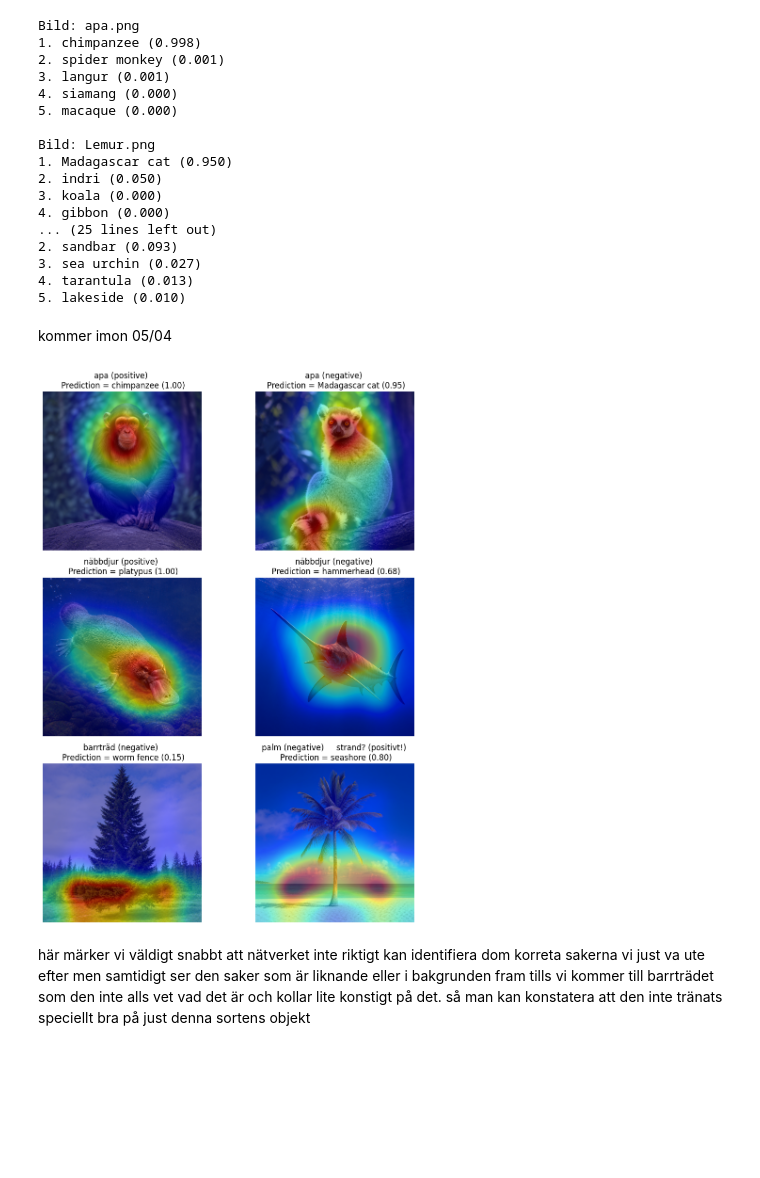
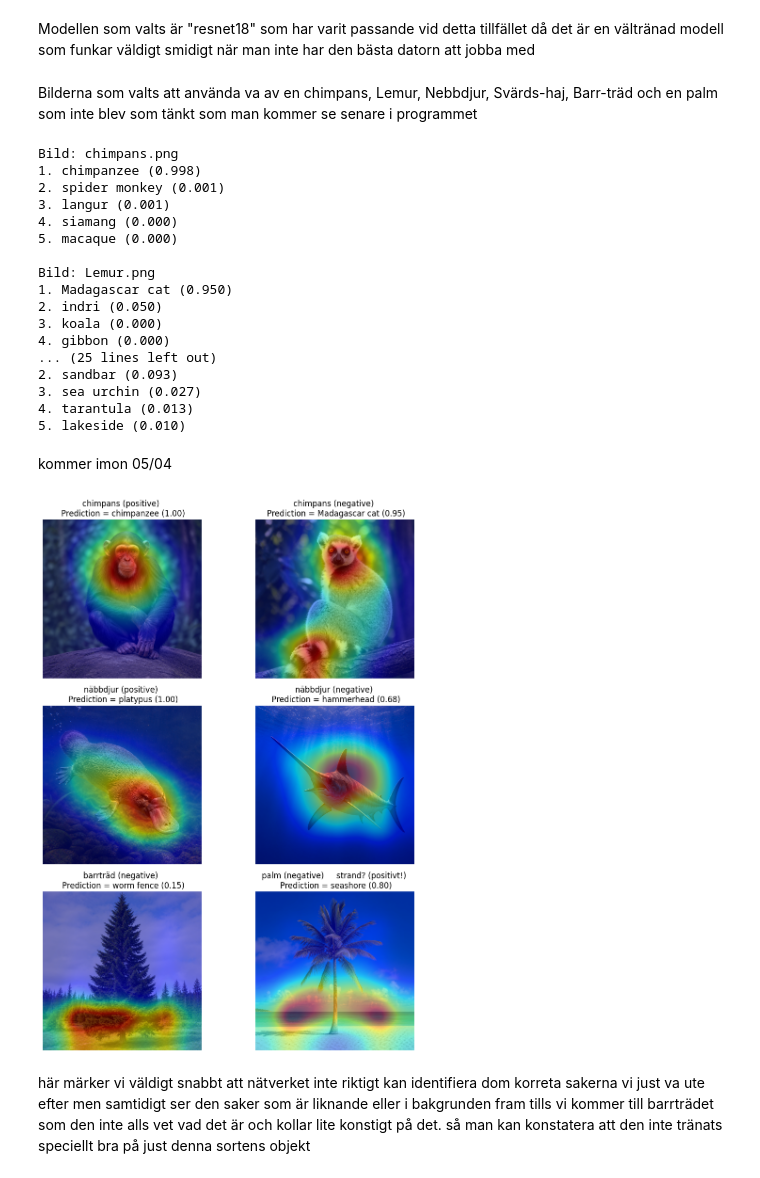
Before and after one commit to zebastia-n/ML, a Jupyter notebook: Labb2_bild/labb2.ipynb, the cells around one changed output. Saved outputs shown, nothing was run; the diff lists cells and outputs as text; code cells hidden in the pictures; blank space fills up the shorter version.

Commit message:
påbörjad rapport kommer mer snart

```diff
--- a/Labb2_bild/labb2.ipynb
+++ b/Labb2_bild/labb2.ipynb
@@ -10,6 +12,8 @@ from torchcam.utils import overlay_mask
 from torchcam.methods import LayerCAM
 
 from pathlib import Path
+# %% [markdown]
+Modellen som valts är "resnet18" som har varit passande vid detta tillfället då det är en vältränad modell som funkar väldigt smidigt när man inte har den bästa datorn att jobba med
 # %%
 images_dir = Path(r"C:\Users\frolu\OneDrive\Skrivbord\skol kodning\Book")
 
@@ -19,10 +23,12 @@ model = get_model("resnet18", weights=weights).eval()
 preprocess = weights.transforms()
 
 cam_extractor = LayerCAM(model, target_layer="layer4")
+# %% [markdown]
+Bilderna som valts att använda va av en chimpans, Lemur, Nebbdjur, Svärds-haj, Barr-träd och en palm som inte blev som tänkt som man kommer se senare i programmet
 # %%
 
 picturs = [
-    "apa.png",
+    "chimpans.png",
     "Lemur.png",
     "nebbdjur.png",
     "sverd_haj.png",
@@ -51,7 +57,7 @@ for pic in picturs:
 
         print(f"{i+1}. {name} ({prob:.3f})")
 # %% [output]
-Bild: apa.png
+Bild: chimpans.png
 1. chimpanzee (0.998)
 2. spider monkey (0.001)
 3. langur (0.001)
@@ -72,8 +78,8 @@ Bild: Lemur.png
 kommer imon 05/04
 # %%
 picturs = [
-    ("apa.png", "apa", "positive"),
-    ("Lemur.png", "apa", "negative"),
+    ("chimpans.png", "chimpans", "positive"),
+    ("Lemur.png", "chimpans", "negative"),
 
     ("nebbdjur.png", "näbbdjur", "positive"),
     ("sverd_haj.png", "näbbdjur", "negative"),
@@ -85,34 +91,34 @@ picturs = [
 idx_to_label = weights.meta["categories"]
 
 fig, axes = plt.subplots(3, 2, figsize=(10, 12))
 axes = axes.flatten()
 
 for ax, (file, name, label_type) in zip(axes, picturs):
     img = decode_image(file)
 
     out = model(preprocess(img).unsqueeze(0))
 
     probability = torch.softmax(out, dim=1)
     predictions_index = probability.argmax(dim=1).item()
     predictions_name = idx_to_label[predictions_index]
     confidence = probability[0, predictions_index].item()
 
     activation_map = cam_extractor(predictions_index, out)
 
     result = overlay_mask(
         to_pil_image(img),
         to_pil_image(activation_map[0].squeeze(0), mode='F'),
         alpha=0.5
     )
 
     ax.imshow(result)
     ax.set_title(f"{name} ({label_type}) \n Prediction = {predictions_name} ({confidence:.2f})")
     ax.axis("off")
 
 plt.tight_layout()
 plt.show()
 # %% [output]
-[figure, old version]
+[figure, new version]
 # %% [markdown]
 här märker vi väldigt snabbt att nätverket inte riktigt kan identifiera dom korreta sakerna vi just va ute efter men samtidigt ser den saker som är liknande eller i bakgrunden fram tills vi kommer till barrträdet som den inte alls vet vad det är och kollar lite konstigt på det. så man kan konstatera att den inte tränats speciellt bra på just denna sortens objekt
 # %% [markdown]
```
Also changed, not shown: parts of 1 cell of this notebook.
